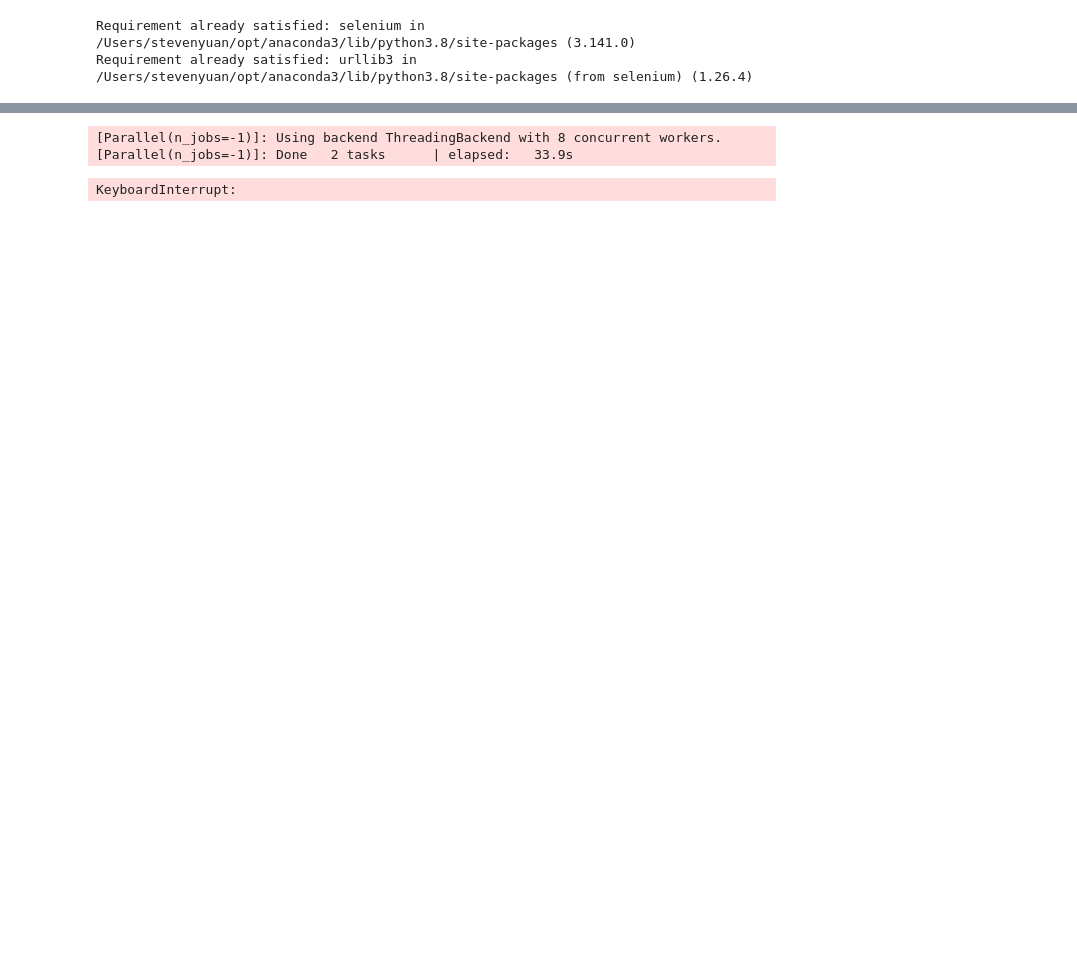
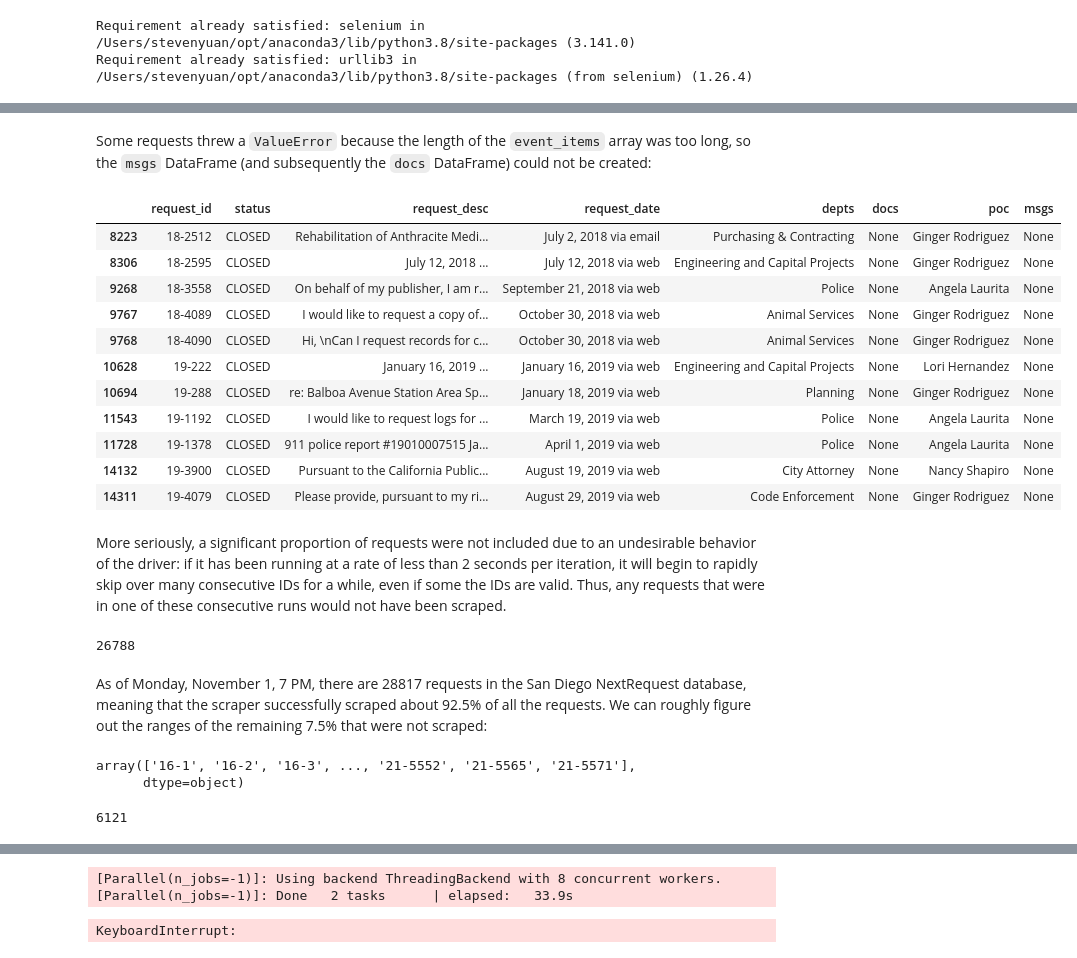
Before and after one commit to Saikrishna-Achalla/police-records-analysis, a Jupyter notebook: steven/nextrequest-selenium.ipynb, the cells around one changed output, grey strips where cells are left out. Cells and saved outputs as stored; diff of their text form; code cells hidden in the pictures; blank space fills up the shorter version.

```diff
--- a/steven/nextrequest-selenium.ipynb
+++ b/steven/nextrequest-selenium.ipynb
@@ -49,5 +61,5 @@ urls = ['https://sandiego.nextrequest.com/requests/', 'https://oaklandca.nextreq
 # %%
-# Non-parallelized script
+# Iterative script
 driver = webdriver.Firefox(options=options) # Headless (non-visible) WebDriver
 
 sd_requests = [] # List of dictionaries containing information on each request
@@ -71,7 +83,7 @@ for year in range(earliest_year, latest_year + 1):
             status = driver.find_element_by_class_name('request-status-label').text.strip() # Request status
             desc = driver.find_element_by_class_name('request-text.row').text # Request description
             date = driver.find_element_by_class_name('request_date').text # Request date
-            depts = driver.find_element_by_class_name('current-department').text # Department(s) assigned to the request
+            depts = driver.find_element_by_class_name('current-department').text # Department(s) currently assigned to the request
             poc = driver.find_element_by_class_name('request-detail').text # Person of contact
 
             # Messages recorded on the request page, if there are any
@@ -98,7 +110,7 @@ for year in range(earliest_year, latest_year + 1):
         except NoSuchElementException: # Catch exception thrown if a specific element cannot be found, and silently pass
             pass
         except: # If some other exception occurs, print information about the exception
-            print('Unexpected error:', sys.exc_info()[0])
+            print('Unexpected error:', sys.exc_info())
         finally: # Add request to list
             sd_requests.append({
                 'request_id': request_id,
@@ -116,10 +128,10 @@ for year in range(earliest_year, latest_year + 1):
 
 driver.close()
 
-sd_requests = [x for x in sd_requests if x['status'] is not None] # Remove entries with incomplete information
-sd_requests_df = pd.DataFrame(sd_requests) # Convert to DataFrame
+# sd_requests = [x for x in sd_requests if x['status'] is not None] # Remove entries with incomplete information
+# sd_requests_df = pd.DataFrame(sd_requests) # Convert to DataFrame
 
-# Create a zipped CSV file of the data
-compression_opts = dict(method='zip', archive_name='sd_requests.csv')
-sd_requests_df.to_csv('data/sd_requests.zip', index=False, compression=compression_opts)
+# # Create a zipped CSV file of the data
+# compression_opts = dict(method='zip', archive_name='sd_requests.csv')
+# sd_requests_df.to_csv('data/sd_requests.zip', index=False, compression=compression_opts)
 # %% [output]
@@ -137,4 +138,0 @@ Unexpected error: <class 'ValueError'>
-# %%
-sd_requests = [x for x in sd_requests if x['status'] is not None] # Remove entries with incomplete information
-sd_requests_df = pd.DataFrame(sd_requests) # Convert to DataFrame
-sd_requests_df
@@ -163 +139,39 @@ sd_requests_df.to_csv('data/sd_requests.zip', index=False, compression=compressi
+# %% [markdown]
+Some requests threw a `ValueError` because the length of the `event_items` array was too long, so the `msgs` DataFrame (and subsequently the `docs` DataFrame) could not be created:
+# %%
+sd_requests_df[sd_requests_df['msgs'].isna()]
+# %% [output]
+|  | request_id | status | request_desc | request_date | depts | docs | poc | msgs |
+| 8223 | 18-2512 | CLOSED | Rehabilitation of Anthracite Medi... | July 2, 2018 via email | Purchasing & Contracting | None | Ginger Rodriguez | None |
+| 8306 | 18-2595 | CLOSED | July 12, 2018 ... | July 12, 2018 via web | Engineering and Capital Projects | None | Ginger Rodriguez | None |
+| 9268 | 18-3558 | CLOSED | On behalf of my publisher, I am r... | September 21, 2018 via web | Police | None | Angela Laurita | None |
+| 9767 | 18-4089 | CLOSED | I would like to request a copy of... | October 30, 2018 via web | Animal Services | None | Ginger Rodriguez | None |
+| 9768 | 18-4090 | CLOSED | Hi, \nCan I request records for c... | October 30, 2018 via web | Animal Services | None | Ginger Rodriguez | None |
+| 10628 | 19-222 | CLOSED | January 16, 2019 ... | January 16, 2019 via web | Engineering and Capital Projects | None | Lori Hernandez | None |
+| 10694 | 19-288 | CLOSED | re: Balboa Avenue Station Area Sp... | January 18, 2019 via web | Planning | None | Ginger Rodriguez | None |
+| 11543 | 19-1192 | CLOSED | I would like to request logs for ... | March 19, 2019 via web | Police | None | Angela Laurita | None |
+| 11728 | 19-1378 | CLOSED | 911 police report #19010007515 Ja... | April 1, 2019 via web | Police | None | Angela Laurita | None |
+| 14132 | 19-3900 | CLOSED | Pursuant to the California Public... | August 19, 2019 via web | City Attorney | None | Nancy Shapiro | None |
+| 14311 | 19-4079 | CLOSED | Please provide, pursuant to my ri... | August 29, 2019 via web | Code Enforcement | None | Ginger Rodriguez | None |
+# %% [markdown]
+More seriously, a significant proportion of requests were not included due to an undesirable behavior of the driver: if it has been running at a rate of less than 2 seconds per iteration, it will begin to rapidly skip over many consecutive IDs for a while, even if some the IDs are valid. Thus, any requests that were in one of these consecutive runs would not have been scraped.
+# %%
+len(sd_requests)
+# %% [output]
+26788
+# %% [markdown]
+As of Monday, November 1, 7 PM, there are 28817 requests in the San Diego NextRequest database, meaning that the scraper successfully scraped about 92.5\% of all the requests. We can roughly figure out the ranges of the remaining 7.5\% that were not scraped:
+# %%
+# Get all the requests the scraper managed to scrape
+scraped_requests = sd_requests_df['request_id'].to_numpy()
+scraped_requests
+# %% [output]
+array(['16-1', '16-2', '16-3', ..., '21-5552', '21-5565', '21-5571'],
+      dtype=object)
+# %%
+# Determine the highest number among all the scraped requests
+id_max = max(list(map(lambda x: int(x.split('-')[1]), scraped_requests)))
+id_max
+# %% [output]
+6121
 # %%
```
Also changed, not shown: parts of 16 cells of this notebook.
